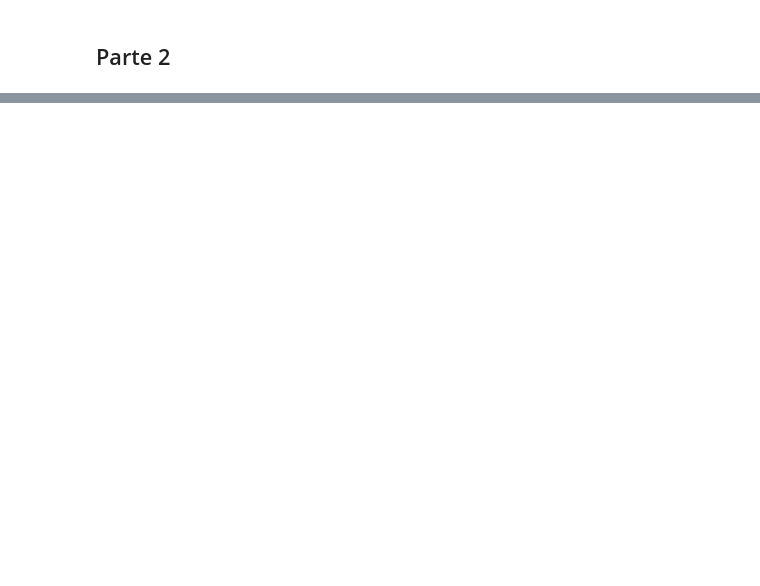
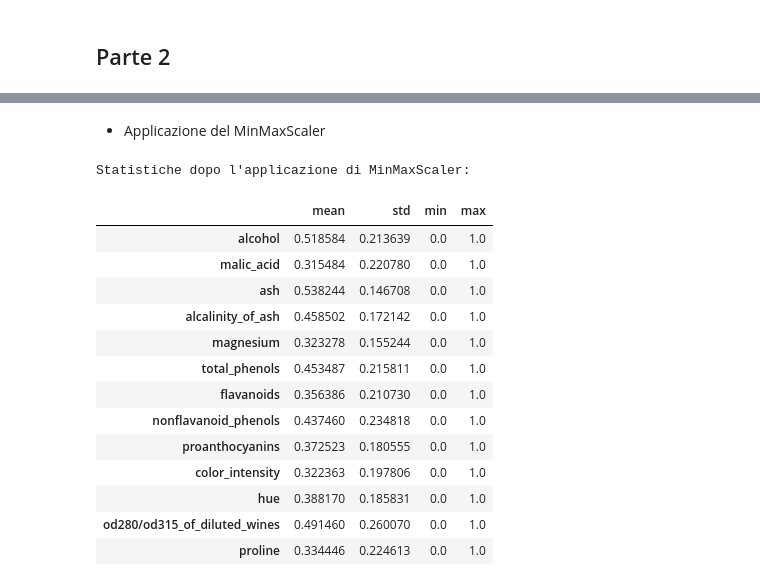
Before and after one commit to Nefaryan/Python, a Jupyter notebook: EserciziSkLearn.ipynb, the cells around one changed output, grey strips where cells are left out. Cells and saved outputs as stored; diff of their text form; code cells hidden in the pictures; blank space fills up the shorter version.

```diff
--- a/EserciziSkLearn.ipynb
+++ b/EserciziSkLearn.ipynb
@@ -166,0 +219,8 @@ plt.show()
+# %%
+
+wine_data = load_wine()
+# Crea un DataFrame per una facile manipolazione
+df = pd.DataFrame(wine_data.data, columns=wine_data.feature_names)
+
+print("Dataset Wine caricato con successo.")
+df.head()
@@ -166,0 +284,26 @@ plt.show()
+# %% [markdown]
+- Applicazione del MinMaxScaler
+# %%
+scaler_minmax = MinMaxScaler()
+df_minmax_scaled = pd.DataFrame(scaler_minmax.fit_transform(df), columns=df.columns)
+
+stats_minmax = df_minmax_scaled.describe().T[['mean', 'std', 'min', 'max']]
+
+print("Statistiche dopo l'applicazione di MinMaxScaler:")
+display(stats_minmax)
+# %% [output]
+Statistiche dopo l'applicazione di MinMaxScaler:
+|  | mean | std | min | max |
+| alcohol | 0.518584 | 0.213639 | 0.0 | 1.0 |
+| malic_acid | 0.315484 | 0.220780 | 0.0 | 1.0 |
+| ash | 0.538244 | 0.146708 | 0.0 | 1.0 |
+| alcalinity_of_ash | 0.458502 | 0.172142 | 0.0 | 1.0 |
+| magnesium | 0.323278 | 0.155244 | 0.0 | 1.0 |
+| total_phenols | 0.453487 | 0.215811 | 0.0 | 1.0 |
+| flavanoids | 0.356386 | 0.210730 | 0.0 | 1.0 |
+| nonflavanoid_phenols | 0.437460 | 0.234818 | 0.0 | 1.0 |
+| proanthocyanins | 0.372523 | 0.180555 | 0.0 | 1.0 |
+| color_intensity | 0.322363 | 0.197806 | 0.0 | 1.0 |
+| hue | 0.388170 | 0.185831 | 0.0 | 1.0 |
+| od280/od315_of_diluted_wines | 0.491460 | 0.260070 | 0.0 | 1.0 |
+| proline | 0.334446 | 0.224613 | 0.0 | 1.0 |
```
Also changed, not shown: parts of 19 cells of this notebook, 9 other files.
